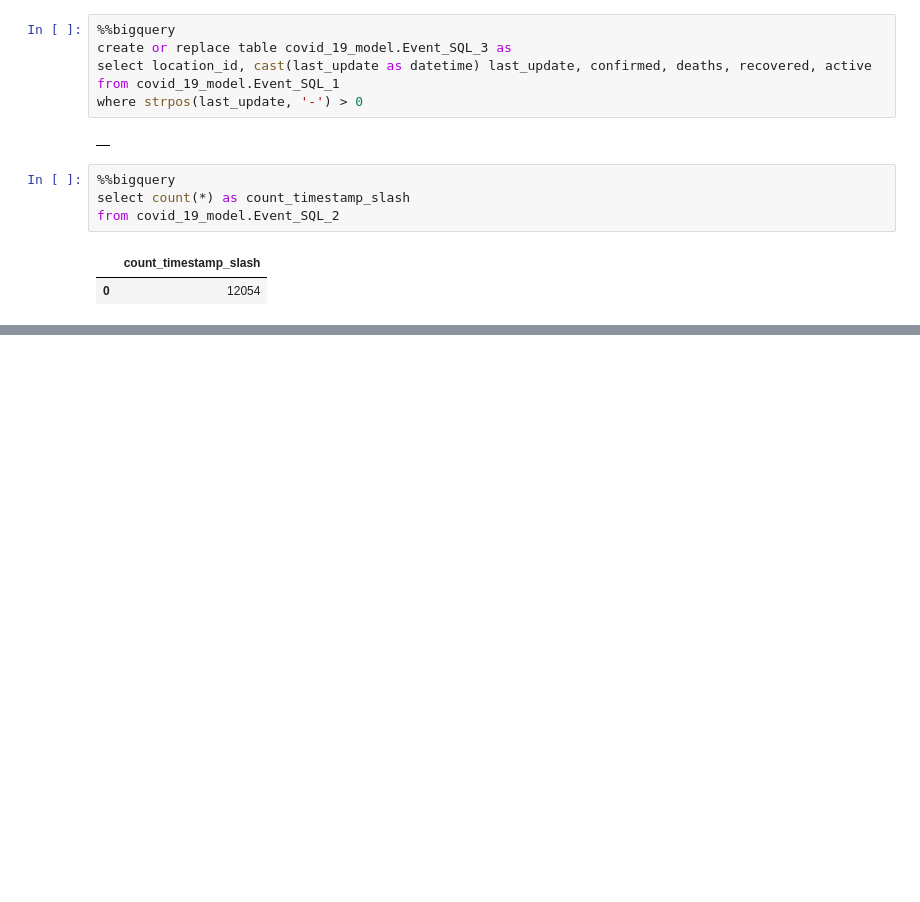
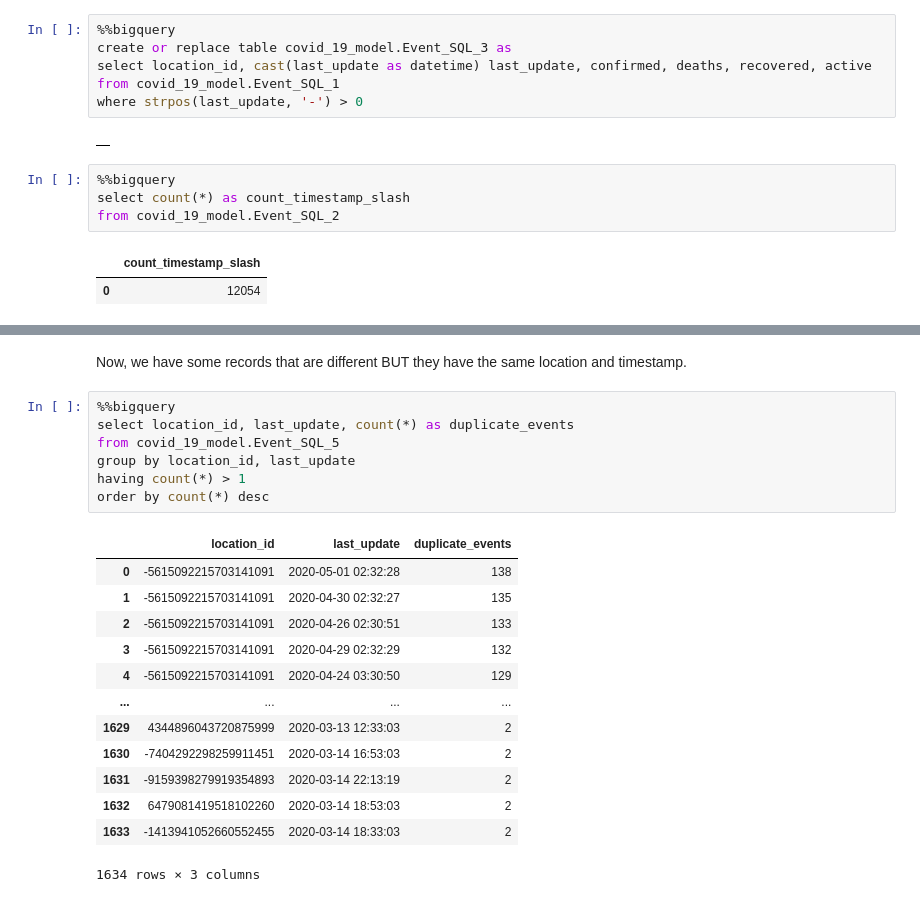
Before and after one commit to dmbrannon/COVID-19-pipeline, a Jupyter notebook: covid_19_modeling.ipynb, the cells around one changed output, grey strips where cells are left out. Drawn from its saved outputs; the diff is of its cells as text; blank space fills up the shorter version.

```diff
--- a/covid_19_modeling.ipynb
+++ b/covid_19_modeling.ipynb
@@ -134,0 +243,23 @@ from covid_19_model.Event_SQL_3
+# %% [markdown]
+Now, we have some records that are different BUT they have the same location and timestamp.
+# %%
+%%bigquery
+select location_id, last_update, count(*) as duplicate_events
+from covid_19_model.Event_SQL_5
+group by location_id, last_update
+having count(*) > 1
+order by count(*) desc
+# %% [output]
+|  | location_id | last_update | duplicate_events |
+| 0 | -5615092215703141091 | 2020-05-01 02:32:28 | 138 |
+| 1 | -5615092215703141091 | 2020-04-30 02:32:27 | 135 |
+| 2 | -5615092215703141091 | 2020-04-26 02:30:51 | 133 |
+| 3 | -5615092215703141091 | 2020-04-29 02:32:29 | 132 |
+| 4 | -5615092215703141091 | 2020-04-24 03:30:50 | 129 |
+| ... | ... | ... | ... |
+| 1629 | 4344896043720875999 | 2020-03-13 12:33:03 | 2 |
+| 1630 | -7404292298259911451 | 2020-03-14 16:53:03 | 2 |
+| 1631 | -9159398279919354893 | 2020-03-14 22:13:19 | 2 |
+| 1632 | 6479081419518102260 | 2020-03-14 18:53:03 | 2 |
+| 1633 | -1413941052660552455 | 2020-03-14 18:33:03 | 2 |
+1634 rows × 3 columns
```
Also changed, not shown: parts of 23 cells of this notebook.
